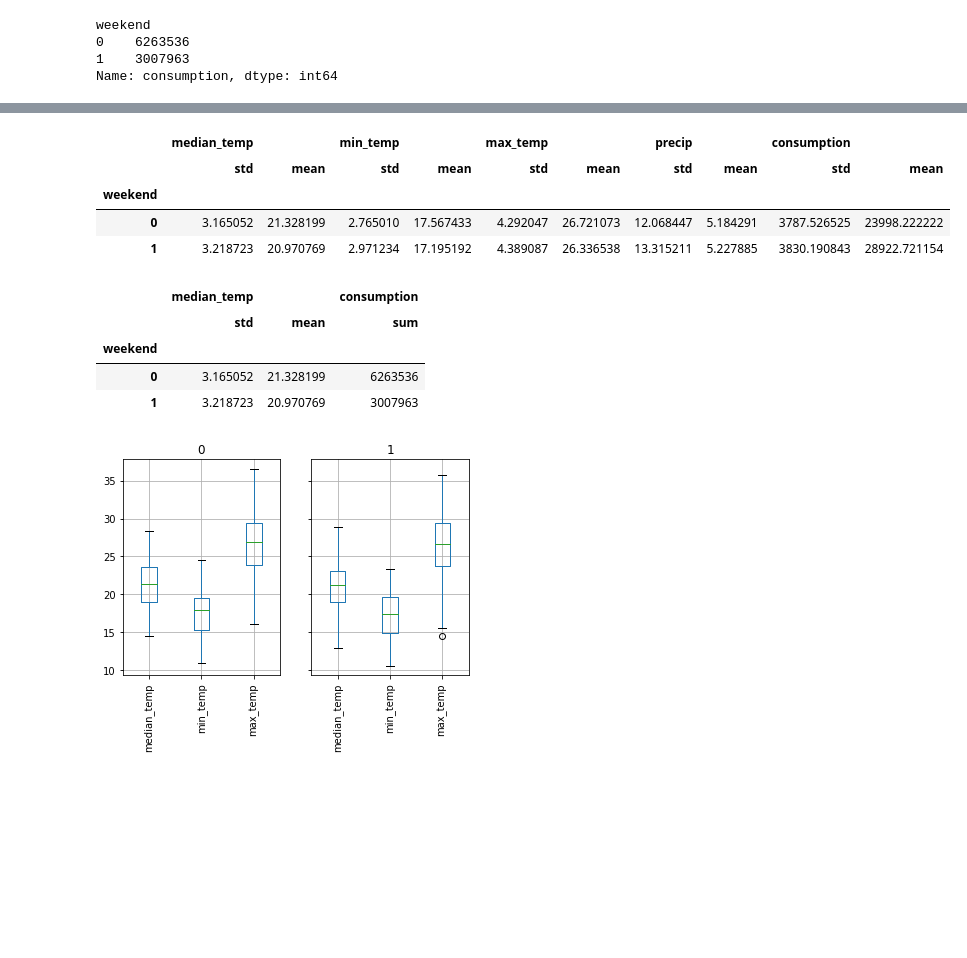
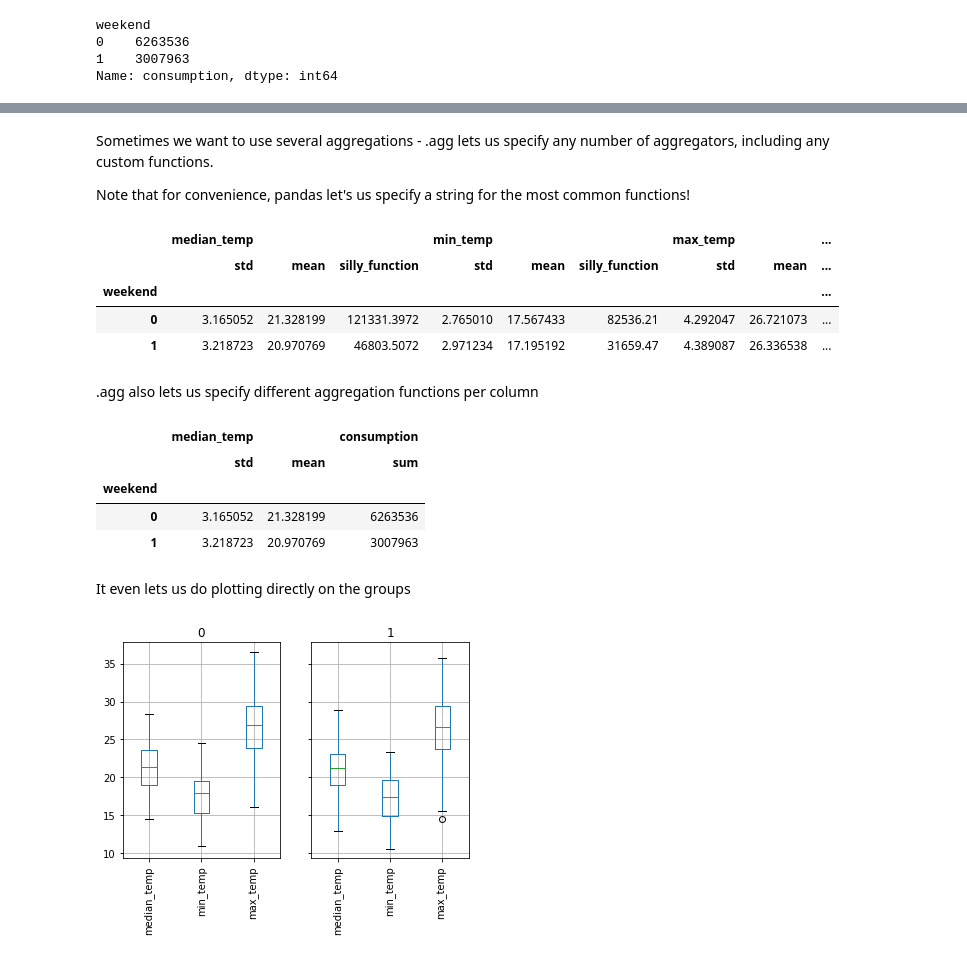
Before and after one commit to andersbogsnes/pandas_tutorial, a Jupyter notebook: 2. Groupby & Resample.ipynb, the cells around one changed output, grey strips where cells are left out. Drawn from its saved outputs; the diff is of its cells as text; code cells hidden in the pictures; blank space fills up the shorter version.

```diff
--- a/2. Groupby & Resample.ipynb
+++ b/2. Groupby & Resample.ipynb
@@ -74,11 +131,20 @@ grouper.get_group(1)
+# %% [markdown]
+Sometimes we want to use several aggregations - .agg lets us specify any number of aggregators, including any custom functions.
+
+Note that for convenience, pandas let's us specify a string for the most common functions!
+# %%
+def silly_function(x):
+    return sum(x ** 2)
 # %%
-grouper.agg(['std', 'mean'])
+grouper.agg(['std', 'mean', silly_function])
 # %% [output]
-|  | median_temp |  | min_temp |  | max_temp |  | precip |  | consumption |  |
-|  | std | mean | std | mean | std | mean | std | mean | std | mean |
-| weekend |  |  |  |  |  |  |  |  |  |  |
-| 0 | 3.165052 | 21.328199 | 2.765010 | 17.567433 | 4.292047 | 26.721073 | 12.068447 | 5.184291 | 3787.526525 | 23998.222222 |
-| 1 | 3.218723 | 20.970769 | 2.971234 | 17.195192 | 4.389087 | 26.336538 | 13.315211 | 5.227885 | 3830.190843 | 28922.721154 |
+|  | median_temp |  |  | min_temp |  |  | max_temp |  | ... |
+|  | std | mean | silly_function | std | mean | silly_function | std | mean | ... |
+| weekend |  |  |  |  |  |  |  |  | ... |
+| 0 | 3.165052 | 21.328199 | 121331.3972 | 2.765010 | 17.567433 | 82536.21 | 4.292047 | 26.721073 | ... |
+| 1 | 3.218723 | 20.970769 | 46803.5072 | 2.971234 | 17.195192 | 31659.47 | 4.389087 | 26.336538 | ... |
+# %% [markdown]
+.agg also lets us specify different aggregation functions per column
 # %%
 grouper.agg({'median_temp': ['std', 'mean'],
              'consumption': 'sum'})
@@ -88,6 +154,8 @@ grouper.agg({'median_temp': ['std', 'mean'],
 | weekend |  |  |  |
 | 0 | 3.165052 | 21.328199 | 6263536 |
 | 1 | 3.218723 | 20.970769 | 3007963 |
+# %% [markdown]
+It even lets us do plotting directly on the groups
 # %%
 grouper.boxplot(rot=90, column=['median_temp', 'min_temp', 'max_temp']);
 # %% [output]
```
Also changed, not shown: parts of 39 cells of this notebook, 2 other files.
